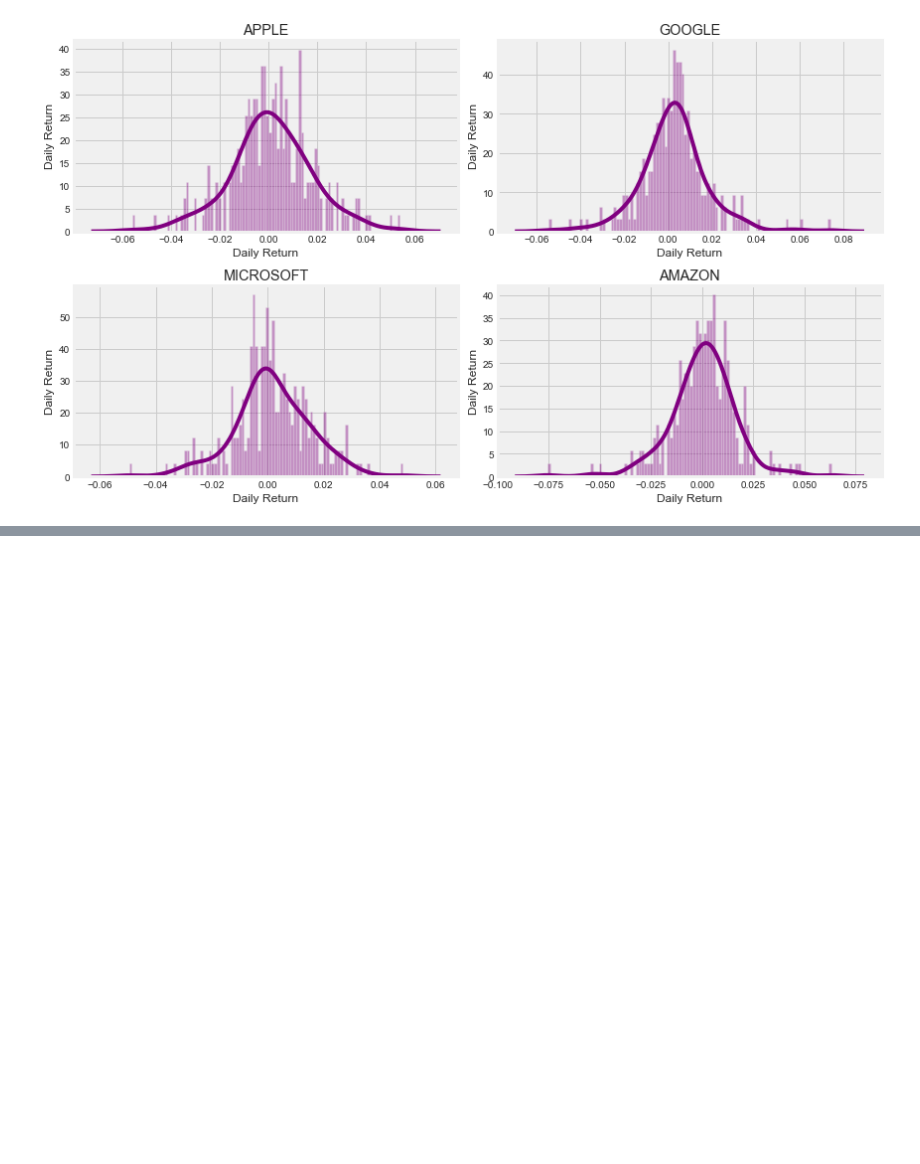
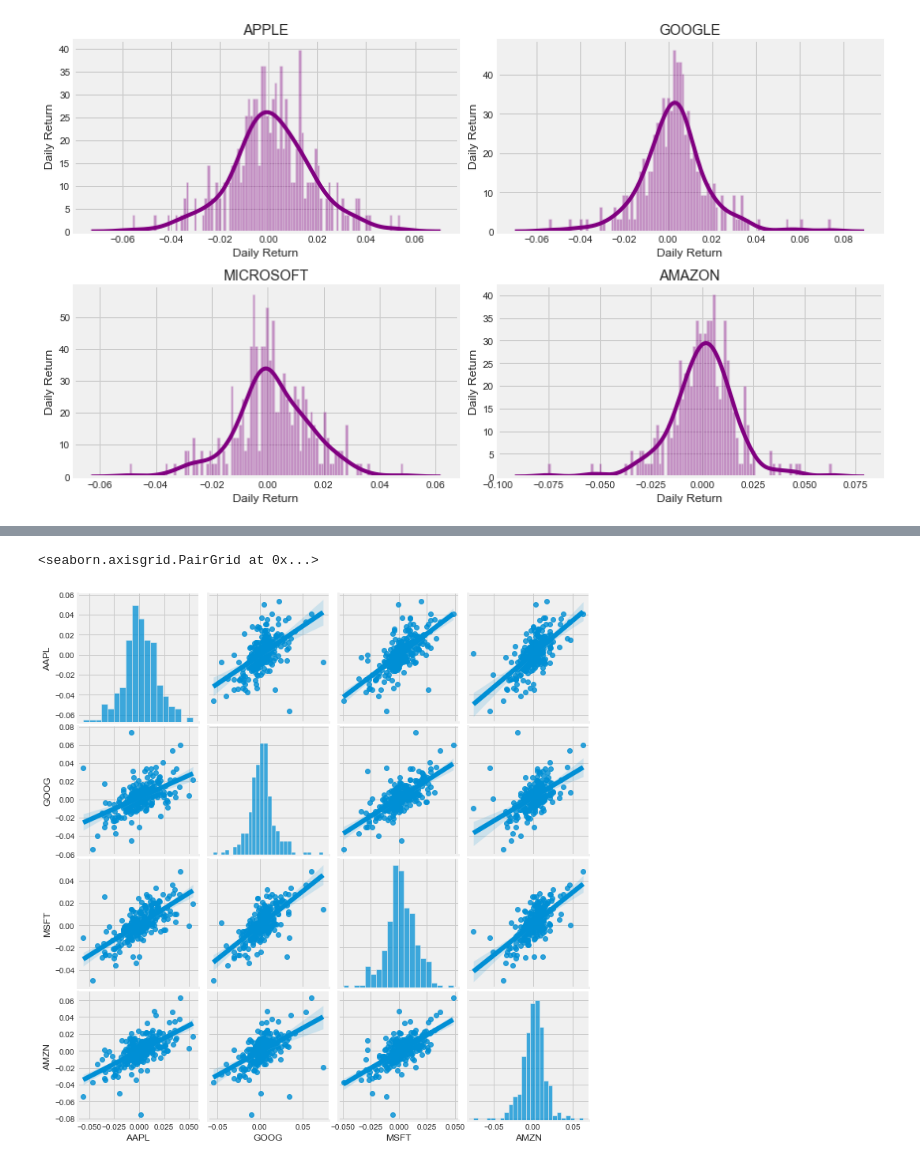
Before and after one commit to wonderbug2020/Python_Stocks, a Jupyter notebook: First.ipynb, the cells around one changed output, grey strips where cells are left out. Saved outputs shown, nothing was run; the diff lists cells and outputs as text; code cells hidden in the pictures; blank space fills up the shorter version.

Commit message:
Update First.ipynb
Chore: Added graphs for correlation between companies

```diff
--- a/First.ipynb
+++ b/First.ipynb
@@ -168,0 +171,6 @@ plt.tight_layout()
+# %%
+# Grab all the closing prices for the tech stock list into one DataFrame
+closing_df = DataReader(tech_list, 'yahoo', start, end)['Adj Close']
+
+# Let's take a quick look
+closing_df.head()
@@ -168,0 +185,4 @@ plt.tight_layout()
+# %%
+# Make a new tech returns DataFrame
+tech_rets = closing_df.pct_change()
+tech_rets.head()
@@ -168,0 +197,5 @@ plt.tight_layout()
+# %%
+sns.pairplot(tech_rets, kind='reg')
+# %% [output]
+<seaborn.axisgrid.PairGrid at 0x...>
+[figure, added]
```
Also changed, not shown: parts of 7 cells of this notebook.
